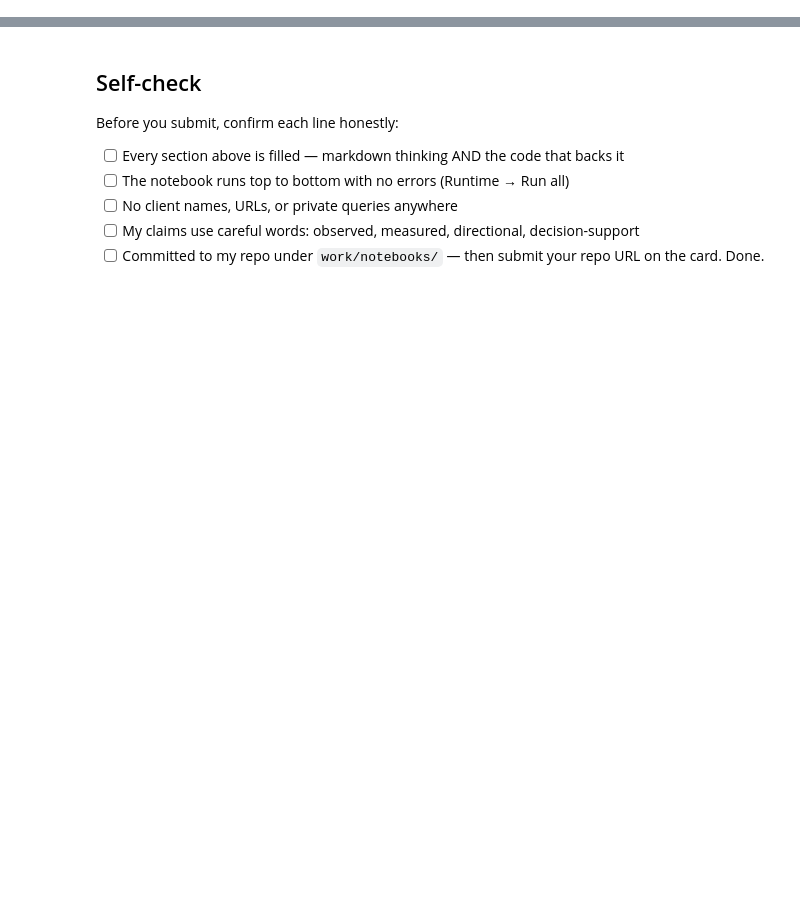
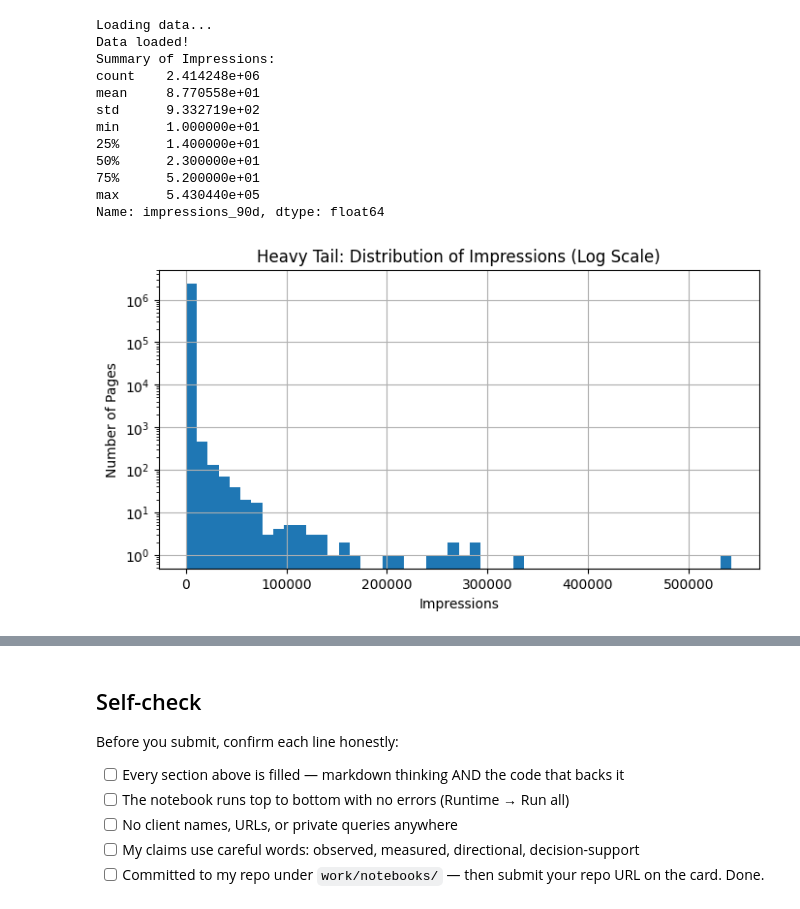
Before and after one commit to rafayraza-nextgen/flyrank-ml-internship, a Jupyter notebook: work/notebooks/w04_signal_audit.ipynb, the cells around one changed output, grey strips where cells are left out. Cells and saved outputs as stored; diff of their text form; code cells hidden in the pictures; blank space fills up the shorter version.

```diff
--- a/work/notebooks/w04_signal_audit.ipynb
+++ b/work/notebooks/w04_signal_audit.ipynb
@@ -12,0 +17,40 @@ This skeleton is yours to fill. Work the sections **in order** — each one has
+# %%
+# This cell is for CODE (numbers, a query, a check).
+# Write your text answer in the cell ABOVE this one — typing sentences here breaks Run All.
+
+import pandas as pd
+import matplotlib.pyplot as plt
+from datasets import load_dataset
+from google.colab import userdata
+
+# Load the data
+hf_token = userdata.get('HF_TOKEN')
+print("Loading data...")
+dataset = load_dataset("FlyRank/internship-warehouse", "fact_content_query_90d", token=hf_token)
+df = dataset['train'].to_pandas()
+print("Data loaded!")
+
+# Show the heavy tail in impressions
+print("Summary of Impressions:")
+print(df['impressions_90d'].describe())
+
+# Plot the distribution (using a log scale because of the heavy tail)
+df['impressions_90d'].hist(bins=50, log=True, figsize=(8,4))
+plt.title("Heavy Tail: Distribution of Impressions (Log Scale)")
+plt.xlabel("Impressions")
+plt.ylabel("Number of Pages")
+plt.show()
+# %% [output]
+Loading data...
+Data loaded!
+Summary of Impressions:
+count    2.414248e+06
+mean     8.770558e+01
+std      9.332719e+02
+min      1.000000e+01
+25%      1.400000e+01
+50%      2.300000e+01
+75%      5.200000e+01
+max      5.430440e+05
+Name: impressions_90d, dtype: float64
+[figure, added]
```
Also changed, not shown: parts of 16 cells of this notebook.
